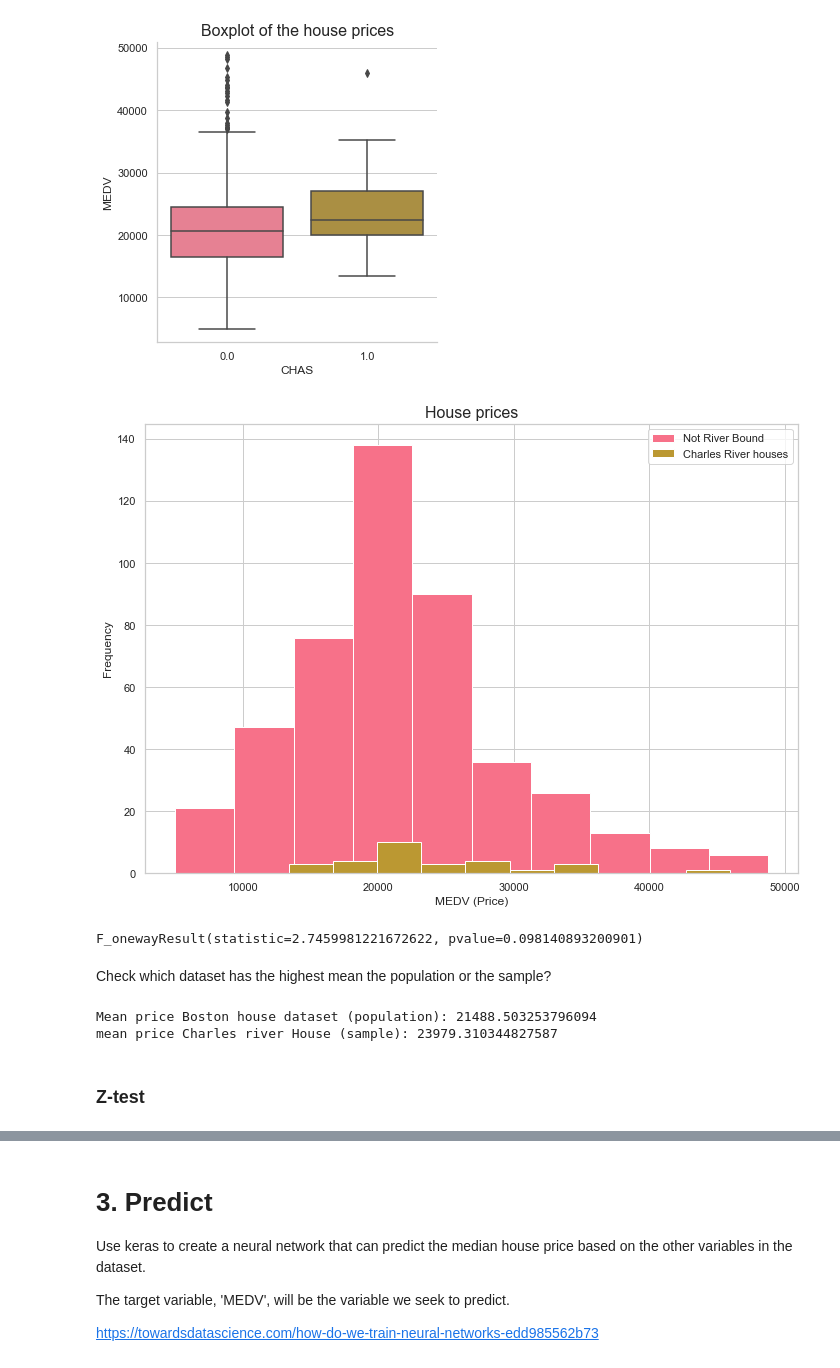
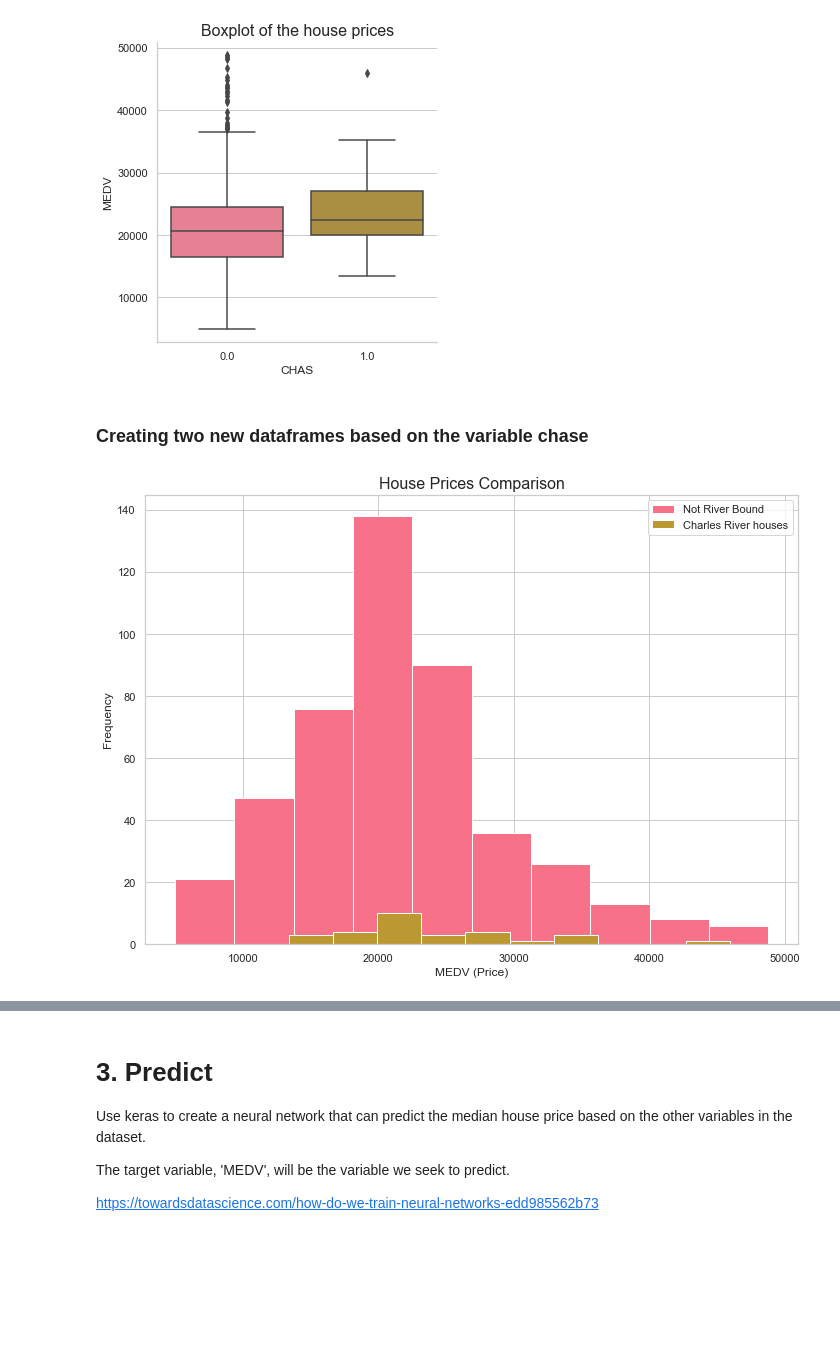
Before and after one commit to RitRa/MachineLearning-project, a Jupyter notebook: Machine Learning and Statistics Project 2019.ipynb, the cells around one changed output, grey strips where cells are left out. Saved outputs shown, nothing was run; the diff lists cells and outputs as text; code cells hidden in the pictures; blank space fills up the shorter version.

```diff
--- a/Machine Learning and Statistics Project 2019.ipynb
+++ b/Machine Learning and Statistics Project 2019.ipynb
@@ -315,4 +318,6 @@ plt.savefig('plots/boxplot.png')
 plt.show()
 # %% [output]
 [figure]
+# %% [markdown]
+### Creating two new dataframes based on the variable chase
 # %%
@@ -320,25 +327,26 @@ riverhouse_df = boston[boston['CHAS']==1.0]
 other_df = boston[boston['CHAS']==0.0]
 # %%
 import matplotlib.pyplot as plt
-3
-title="House prices"
+
+# plot title
+title="House Prices Comparison"
 
 # increasing font size
 plt.title(title, fontsize=16)
 
 plt.hist(other_df['MEDV'], label='Not River Bound')
 plt.hist(riverhouse_df['MEDV'], label='Charles River houses')
 
 # Set x-axis label
 plt.xlabel('MEDV (Price)')
 # Set y-axis label
 plt.ylabel('Frequency')
-
-
+# legend
 plt.legend()
 
+# save plot
 plt.savefig('plots/hist.png')
 
 plt.show()
 # %% [output]
-[figure, old version]
+[figure, new version]
@@ -347,18 +352,0 @@ plt.show()
-# %%
-#oneway anova
-import scipy.stats as stats
-stats.f_oneway(other_df['MEDV'], riverhouse_df['MEDV'])
-# %% [output]
-F_onewayResult(statistic=2.7459981221672622, pvalue=0.098140893200901)
-# %% [markdown]
-Check which dataset has the highest mean the population or the sample?
-# %%
-Mean1 = other_df.MEDV.mean()
-Mean2 = riverhouse_df.MEDV.mean()
-print("Mean price Boston house dataset (population):", Mean1)
-print("mean price Charles river House (sample):", Mean2)
-# %% [output]
-Mean price Boston house dataset (population): 21488.503253796094
-mean price Charles river House (sample): 23979.310344827587
-# %% [markdown]
-### Z-test
```
Also changed, not shown: parts of 27 cells of this notebook, 25 other files.
